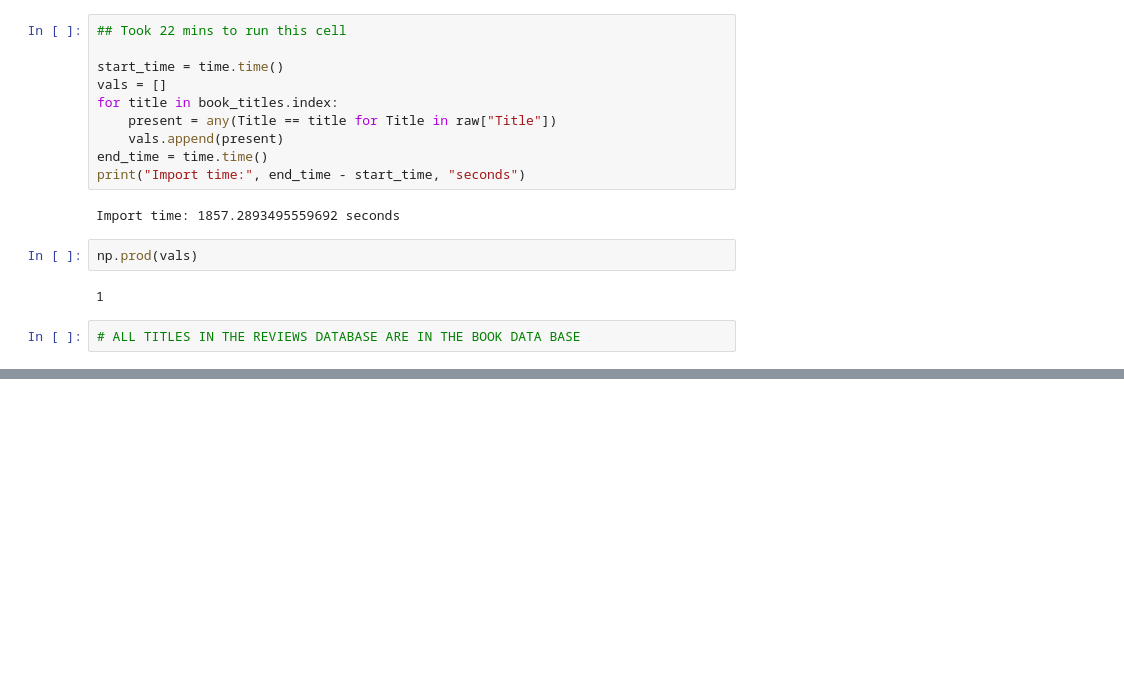
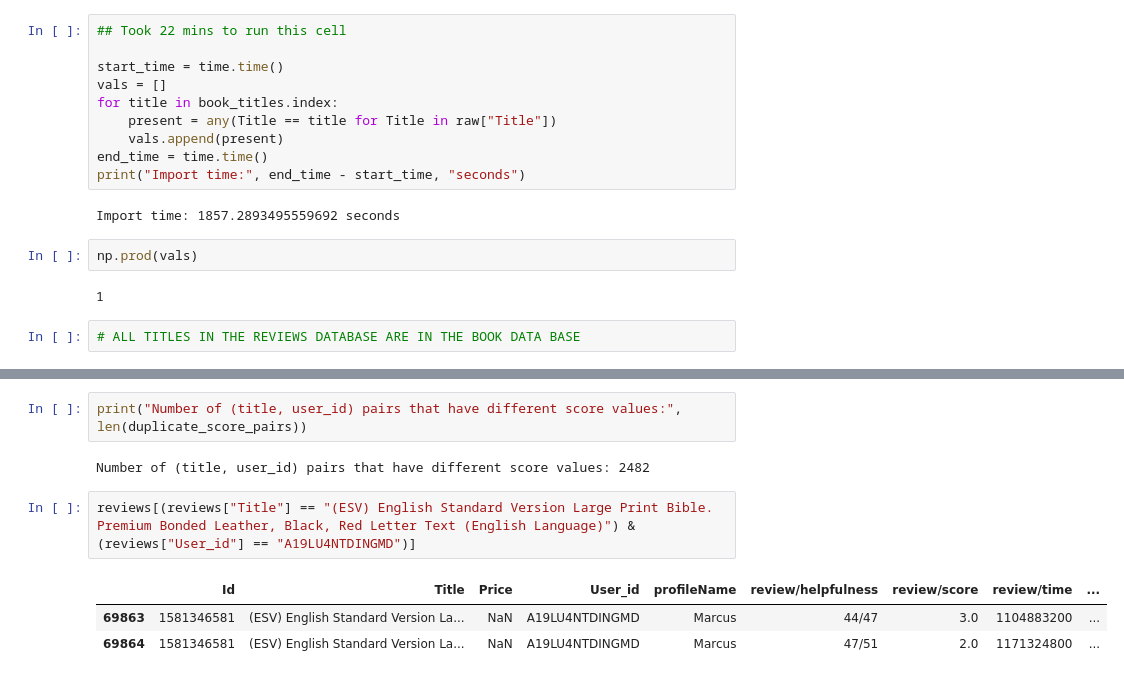
Before and after one commit to feyclan/WT_analysis, a Jupyter notebook: Exploratory.ipynb, the cells around one changed output, grey strips where cells are left out. Saved outputs shown, nothing was run; the diff lists cells and outputs as text; blank space fills up the shorter version.

```diff
--- a/Exploratory.ipynb
+++ b/Exploratory.ipynb
@@ -335,0 +453,10 @@ Name: count, Length: 221998, dtype: int64
+# %%
+print("Number of (title, user_id) pairs that have different score values:", len(duplicate_score_pairs))
+# %% [output]
+Number of (title, user_id) pairs that have different score values: 2482
+# %%
+reviews[(reviews["Title"] == "(ESV) English Standard Version Large Print Bible. Premium Bonded Leather, Black, Red Letter Text (English Language)") & (reviews["User_id"] == "A19LU4NTDINGMD")]
+# %% [output]
+|  | Id | Title | Price | User_id | profileName | review/helpfulness | review/score | review/time | ... |
+| 69863 | 1581346581 | (ESV) English Standard Version La... | NaN | A19LU4NTDINGMD | Marcus | 44/47 | 3.0 | 1104883200 | ... |
+| 69864 | 1581346581 | (ESV) English Standard Version La... | NaN | A19LU4NTDINGMD | Marcus | 47/51 | 2.0 | 1171324800 | ... |
```
Also changed, not shown: parts of 20 cells of this notebook, 1 other file.
